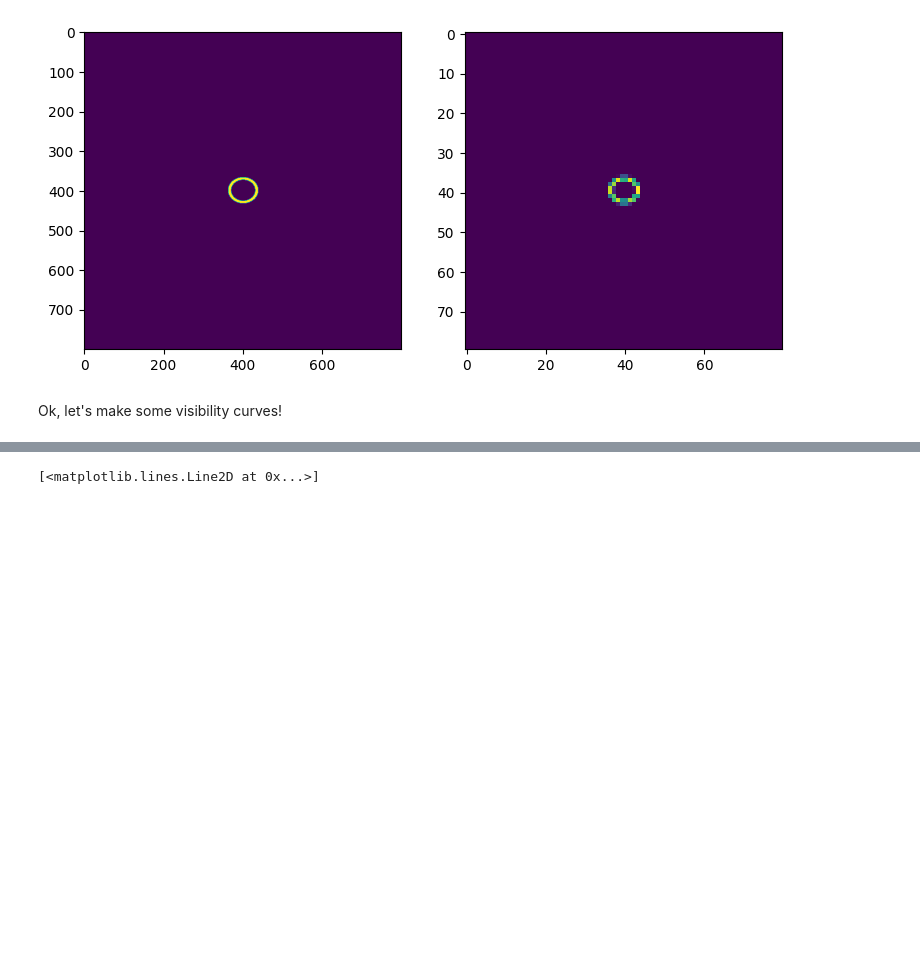
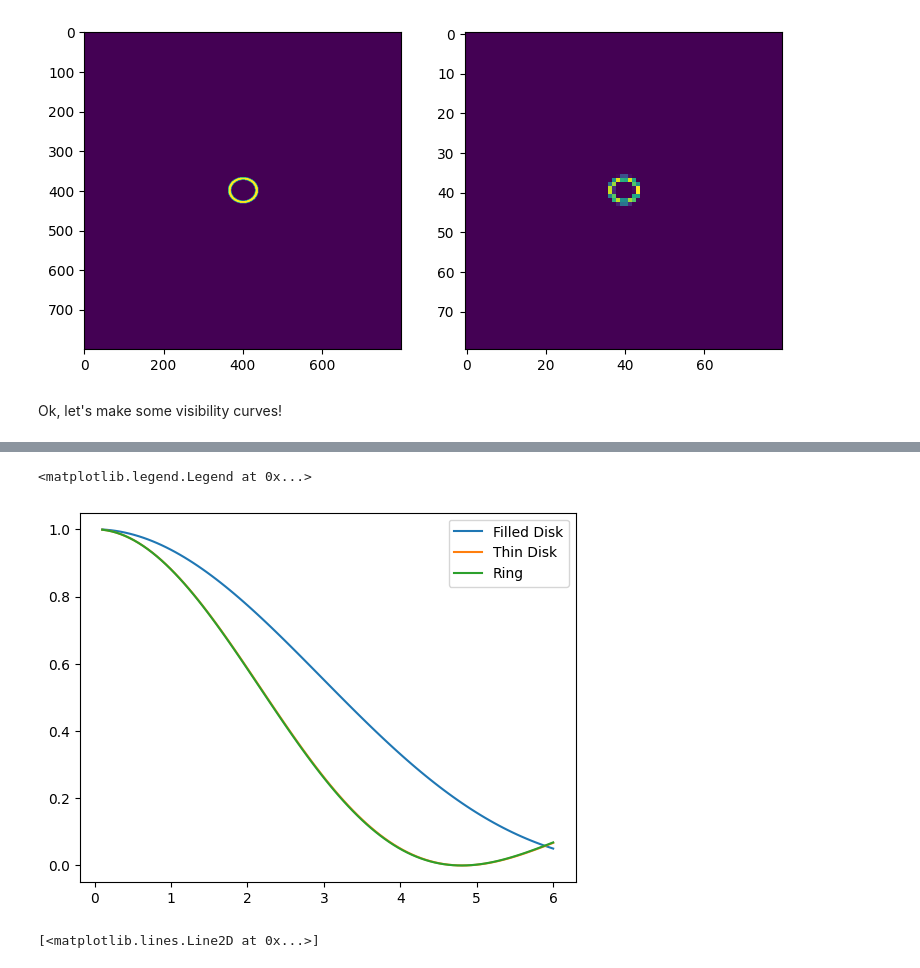
Before and after one commit to benjaminpope/ami, a Jupyter notebook: notebooks/disk_ami.ipynb, the cells around one changed output, grey strips where cells are left out. Cells and saved outputs as stored; diff of their text form; code cells hidden in the pictures; blank space fills up the shorter version.

```diff
--- a/notebooks/disk_ami.ipynb
+++ b/notebooks/disk_ami.ipynb
@@ -193,3 +213,25 @@ plt.plot(utest,vis)
+# %%
+diam = 100.
+vis = vis_ud(diam,utest,utest)**2
+
+vis_thin = vis_ellipse_thin(diam*2,0,0,1,utest,utest)
+vis_thin /= vis_ellipse_thin(diam*2,0,0,1,np.array([1e-5]),np.array([1e-5]))
+vis_thin = vis_thin**2
+
+vis_test = vis_annular(diam,0.009,utest,utest)**2
+
+vis_verythin = vis_ring(diam,utest,utest)**2
+
+plt.plot(utest*wavel,vis,label='Filled Disk')
+plt.plot(utest*wavel,vis_thin,label='Thin Disk')
+# plt.plot(utest*wavel,vis_test**2,label='Thin Disk')
+plt.plot(utest*wavel,vis_verythin,label='Ring')
+
+
+plt.legend()
+# %% [output]
+<matplotlib.legend.Legend at 0x...>
+[figure, added]
 # %%
 v2 = vis_ud(diam,u, v)**2
 vis = vis_ud(diam,utest,utest)**2
```
Also changed, not shown: parts of 10 cells of this notebook.
